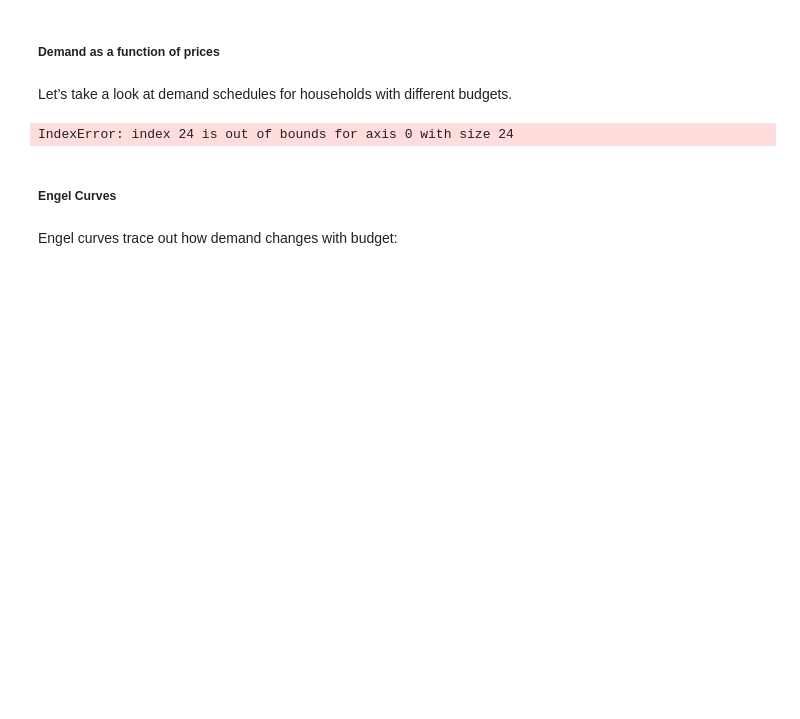
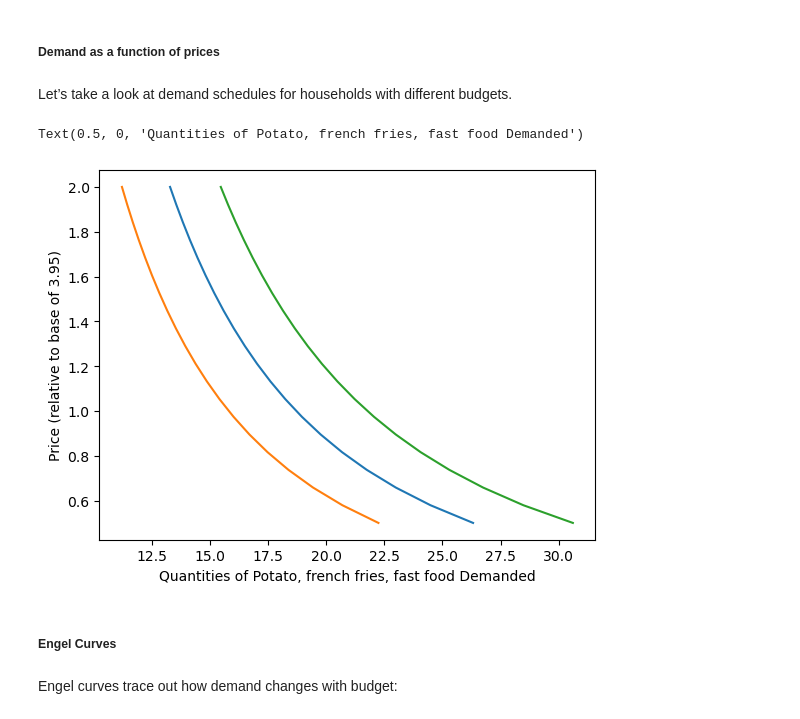
Before and after one commit to Reedhay/EEP153_Proj3, a Jupyter notebook: estimation_example_2017_done.ipynb, the cells around one changed output. Drawn from its saved outputs; the diff is of its cells as text; code cells hidden in the pictures; blank space fills up the shorter version.

```diff
--- a/estimation_example_2017.ipynb
+++ b/estimation_example_2017_done.ipynb
@@ -597,25 +597,26 @@ Let&rsquo;s take a look at demand schedules for households with different budget
 # %%
 import matplotlib.pyplot as plt
 %matplotlib inline
 
-use = 'Grapes, raw'  # Good we want demand curve for
-
+use = 'Potato, french fries, fast food'  # Good we want demand curve for
+pbar = pbar.reindex(result.beta.index).fillna(1)
 # Vary prices from 50% to 200% of reference.
 scale = np.linspace(.5,2,20)
 
 # Demand for Millet for household at median budget
 plt.plot([result.demands(xref,my_prices(pbar[use]*s,use,pbar))[use] for s in scale],scale)
 
 # Demand for Millet for household at 25% percentile
 plt.plot([result.demands(xbar.quantile(0.25),my_prices(pbar[use]*s,use,pbar))[use] for s in scale],scale)
 
 # Demand for Millet for household at 75% percentile
 plt.plot([result.demands(xbar.quantile(0.75),my_prices(pbar[use]*s,use,pbar))[use] for s in scale],scale)
 
 plt.ylabel(f"Price (relative to base of {pbar[use]:.2f})")
 plt.xlabel(f"Quantities of {use} Demanded")
 # %% [output]
-IndexError: index 24 is out of bounds for axis 0 with size 24
+Text(0.5, 0, 'Quantities of Potato, french fries, fast food Demanded')
+[figure, added]
 # %% [markdown]
 ##### Engel Curves
 # %% [markdown]
```
Also changed, not shown: parts of 2 cells of this notebook.
